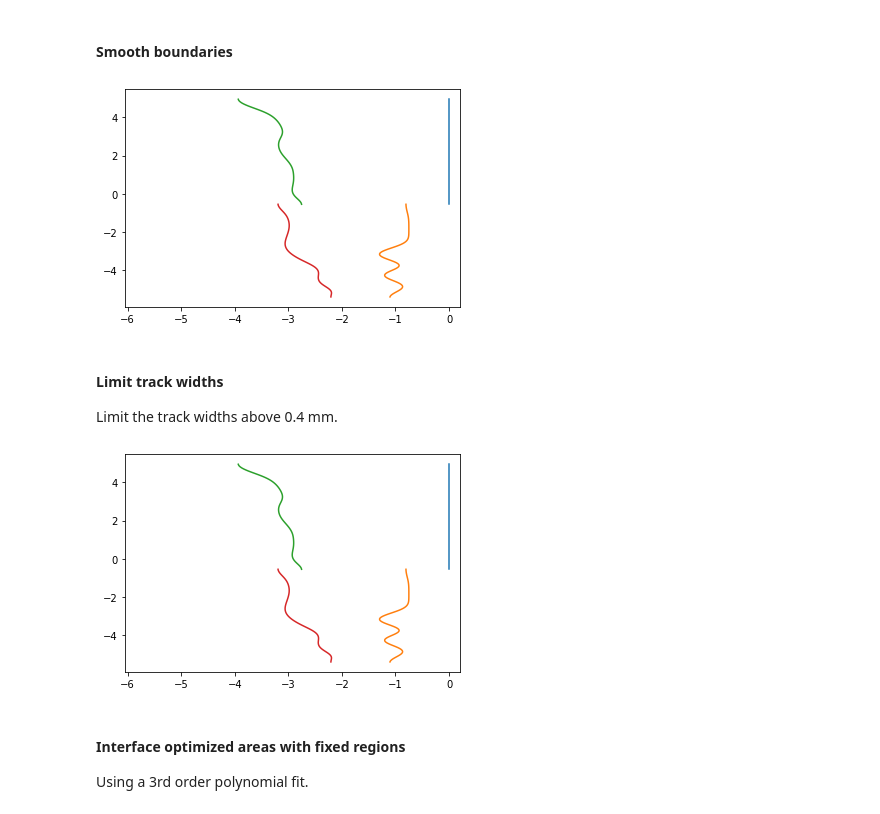
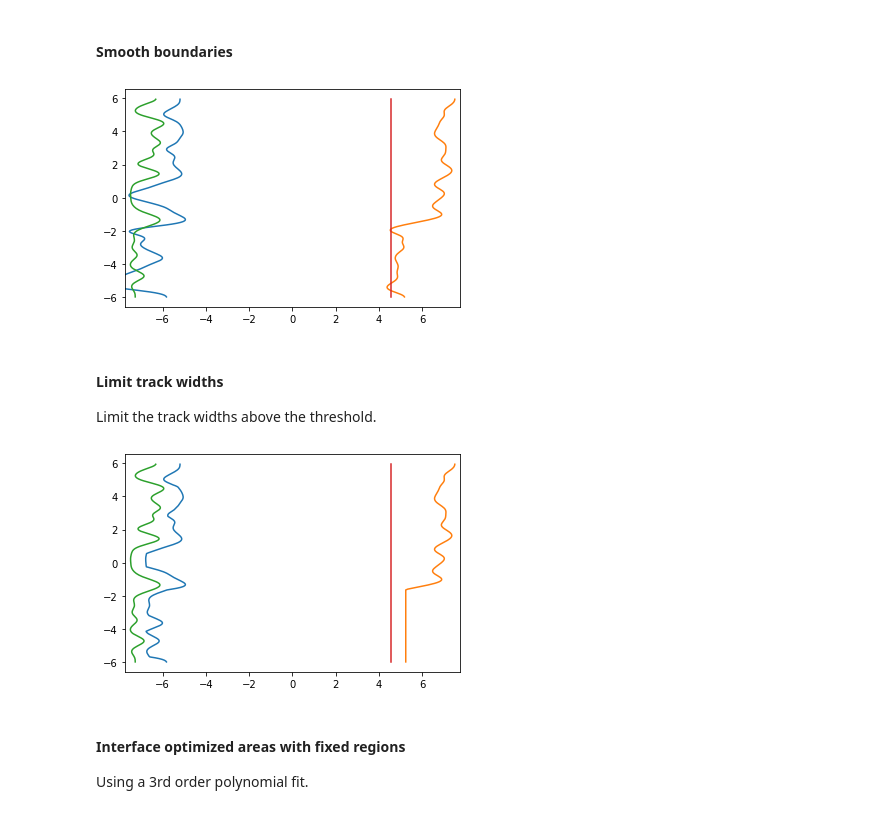
Before and after one commit to FangruLin144/Individual-Project-Adjoint-Based-Planar-MWDevice-Design, a Jupyter notebook: main_resonator_filter.ipynb, the cells around one changed output. Cells and saved outputs as stored; diff of their text form; code cells hidden in the pictures.

```diff
--- a/main_resonator_filter.ipynb
+++ b/main_resonator_filter.ipynb
@@ -113,12 +108,11 @@ h_backward_complex_values = find_field_data_of_interest_fsolver(file_path_h_back
 
 #### Calculcate delta_p at each point
 # %%
-p_in = 0.05
-f0 = 1.08e9 # Hz
+p_in = 1.0
 omega = 2 * np.pi * f0
 eps0 = 8.8541878188e-12 # F/m
 mu0 = 1.25663706127e-6 # N/A2
-delta_t = 1e9
+delta_t = 5e7
 
 delta_p = []
 for idx, coord in enumerate(coordinates_flattened):
@@ -146,6 +140,10 @@ coordinates_new = [(x+delta_p_real[i], y) for i, (x, y) in enumerate(coordinates
 coordinates_new = script_helper.coordinates_resemble(coordinates_new, coords_shape, axis)
 y, x_upper_bound, x_lower_bound = script_helper.coordinates_distribute(coordinates_new, -1)
 num_of_section, lengths = script_helper.find_coordinate_shape(coordinates_new)
+
+y = np.array(y, dtype=float)
+x_upper_bound = np.array(x_upper_bound, dtype=float)
+x_lower_bound = np.array(x_lower_bound, dtype=float)
 # %%
 plt.plot(x_upper_bound[0], y[0])
 plt.plot(x_upper_bound[1], y[1])
@@ -163,28 +161,34 @@ for i in range(num_of_section):
         ub = np.max([x_upper_bound[i][j], x_lower_bound[i][j]])
         lb = np.min([x_upper_bound[i][j], x_lower_bound[i][j]])
         x_upper_bound[i][j], x_lower_bound[i][j] = ub, lb
-    x_upper_bound[i][:] = np.clip(x_upper_bound[i][:], None, x_lim[i][1])
-    x_lower_bound[i][:] = np.clip(x_lower_bound[i][:], x_lim[i][0], None)
+    if x_lim[i][1] != None:
+        x_upper_bound[i][:] = np.clip(x_upper_bound[i][:], None, x_lim[i][1])
+    if x_lim[i][0] != None:
+        x_lower_bound[i][:] = np.clip(x_lower_bound[i][:], x_lim[i][0], None)
 # %% [markdown]
 #### Smooth boundaries
 # %%
 # Smooth the upper and lower bounds of the trail
 for i in range(num_of_section):
+    if x_lim[i][1] != None:
+        x_upper_bound[i][:] = np.clip(x_upper_bound[i][:], None, x_lim[i][1])
+    if x_lim[i][0] != None:
+        x_lower_bound[i][:] = np.clip(x_lower_bound[i][:], x_lim[i][0], None)
     x_upper_bound[i][:] = filter.gaussian_filter(x_upper_bound[i][:], 5)
     x_lower_bound[i][:] = filter.gaussian_filter(x_lower_bound[i][:], 5)
 # %%
 plt.plot(x_upper_bound[0], y[0])
 plt.plot(x_upper_bound[1], y[1])
 plt.plot(x_lower_bound[0], y[0])
 plt.plot(x_lower_bound[1], y[1])
-plt.xlim(-6.05, 0.2)
+plt.xlim(-7.75, 7.75)
 plt.show()
 # %% [output]
-[figure, old version]
+[figure, new version]
 # %% [markdown]
 #### Limit track widths
 
-Limit the track widths above 0.4 mm.
+Limit the track widths above the threshold.
 # %%
 for i in range(num_of_section):
     for j in range(lengths[i]):
@@ -197,10 +201,10 @@ plt.plot(x_upper_bound[0], y[0])
 plt.plot(x_upper_bound[1], y[1])
 plt.plot(x_lower_bound[0], y[0])
 plt.plot(x_lower_bound[1], y[1])
-plt.xlim(-6.05, 0.2)
+plt.xlim(-7.75, 7.75)
 plt.show()
 # %% [output]
-[figure, old version]
+[figure, new version]
 # %% [markdown]
 #### Interface optimized areas with fixed regions
 
```
Also changed, not shown: parts of 9 cells of this notebook.
